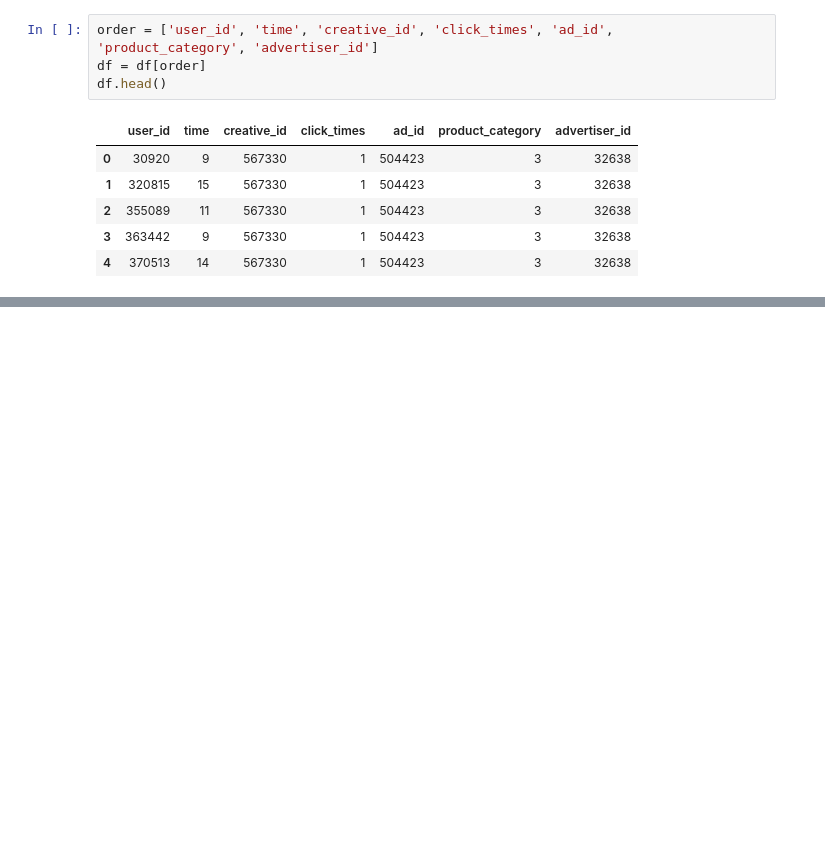
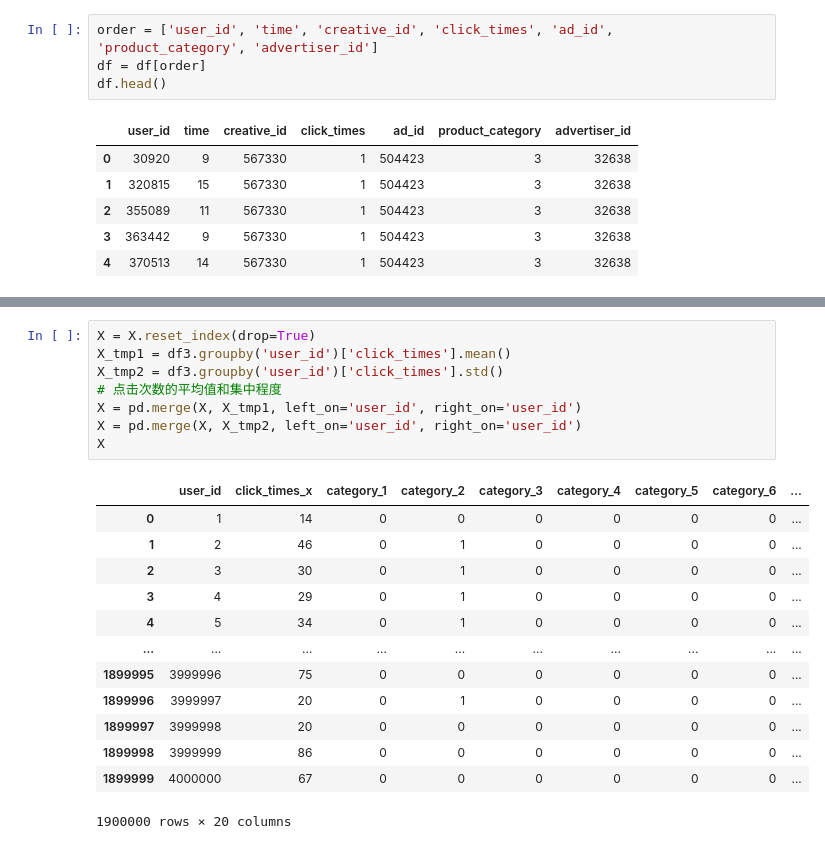
Before and after one commit to lx1374327576/xzwbsrz_pre, a Jupyter notebook: lx_test/pre_test3.ipynb, the cells around one changed output, grey strips where cells are left out. Cells and saved outputs as stored; diff of their text form; blank space fills up the shorter version.

```diff
--- a/lx_test/pre_test3.ipynb
+++ b/lx_test/pre_test3.ipynb
@@ -96,0 +173,22 @@ df.head()
+# %%
+X = X.reset_index(drop=True)
+X_tmp1 = df3.groupby('user_id')['click_times'].mean()
+X_tmp2 = df3.groupby('user_id')['click_times'].std()
+# 点击次数的平均值和集中程度
+X = pd.merge(X, X_tmp1, left_on='user_id', right_on='user_id')
+X = pd.merge(X, X_tmp2, left_on='user_id', right_on='user_id')
+X
+# %% [output]
+|  | user_id | click_times_x | category_1 | category_2 | category_3 | category_4 | category_5 | category_6 | ... |
+| 0 | 1 | 14 | 0 | 0 | 0 | 0 | 0 | 0 | ... |
+| 1 | 2 | 46 | 0 | 1 | 0 | 0 | 0 | 0 | ... |
+| 2 | 3 | 30 | 0 | 1 | 0 | 0 | 0 | 0 | ... |
+| 3 | 4 | 29 | 0 | 1 | 0 | 0 | 0 | 0 | ... |
+| 4 | 5 | 34 | 0 | 1 | 0 | 0 | 0 | 0 | ... |
+| ... | ... | ... | ... | ... | ... | ... | ... | ... | ... |
+| 1899995 | 3999996 | 75 | 0 | 0 | 0 | 0 | 0 | 0 | ... |
+| 1899996 | 3999997 | 20 | 0 | 1 | 0 | 0 | 0 | 0 | ... |
+| 1899997 | 3999998 | 20 | 0 | 0 | 0 | 0 | 0 | 0 | ... |
+| 1899998 | 3999999 | 86 | 0 | 0 | 0 | 0 | 0 | 0 | ... |
+| 1899999 | 4000000 | 67 | 0 | 0 | 0 | 0 | 0 | 0 | ... |
+1900000 rows × 20 columns
```
Also changed, not shown: parts of 20 cells of this notebook, 2 other files.
